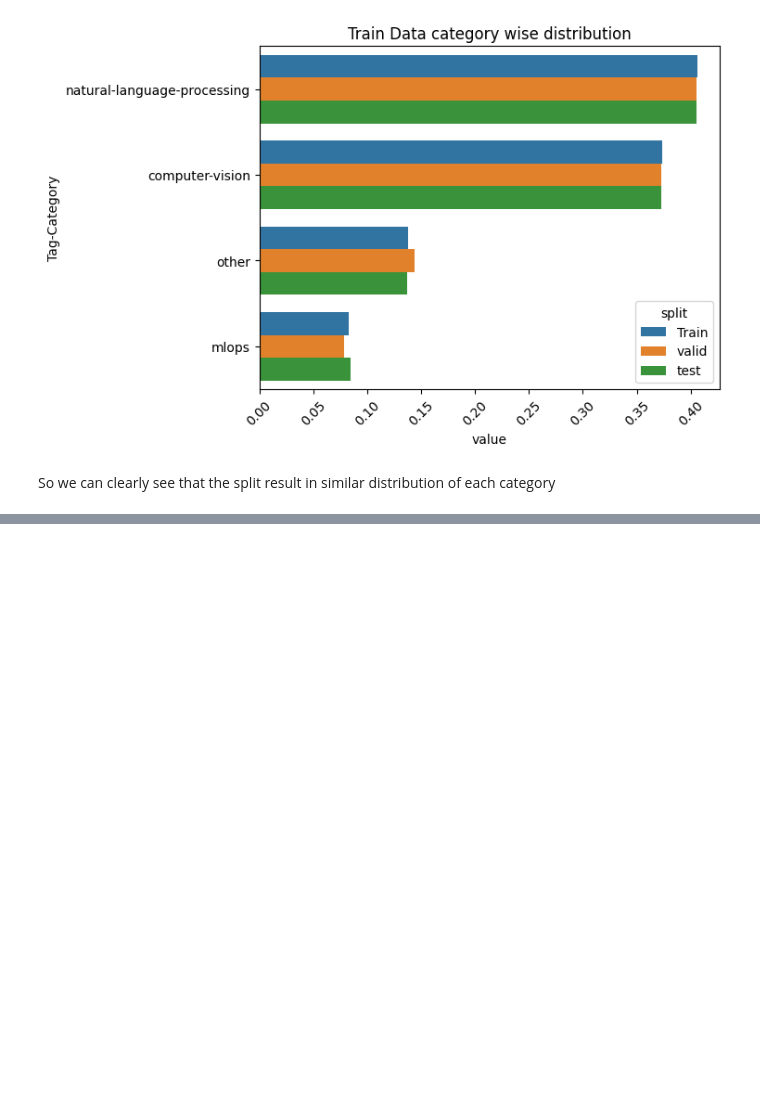
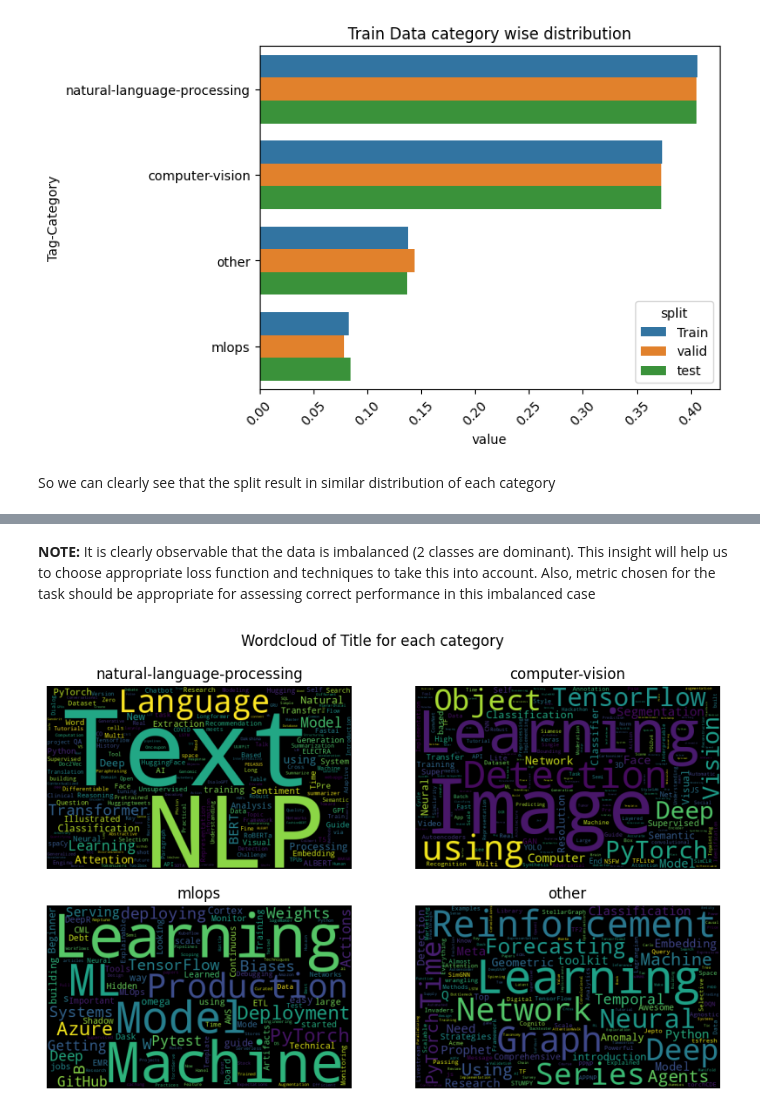
Before and after one commit to AniTho/Made-With-ML, a Jupyter notebook: notebook/1_data_processing.ipynb, the cells around one changed output, grey strips where cells are left out. Cells and saved outputs as stored; diff of their text form; code cells hidden in the pictures; blank space fills up the shorter version.

```diff
--- a/notebook/1_data_processing.ipynb
+++ b/notebook/1_data_processing.ipynb
@@ -125,0 +140,18 @@ So we can clearly see that the split result in similar distribution of each cate
+# %% [markdown]
+__NOTE:__ It is clearly observable that the data is imbalanced (2 classes are dominant). This insight will help us to choose appropriate loss function and techniques to take this into account. Also, metric chosen for the task should be appropriate for assessing correct performance in this imbalanced case
+# %%
+fig, axes = plt.subplots(nrows = 2, ncols=2, figsize = (10,6))
+plot_idx = 0
+for tag in train_data['tag'].unique():
+    subset = train_data[train_data['tag']==tag]
+    text = subset['title'].values
+    cloud = WordCloud(stopwords=STOPWORDS, collocations=False, width=500, height=300).generate(" ".join(text))
+    row_num, col_num = plot_idx//2, plot_idx%2
+    axes[row_num, col_num].imshow(cloud)
+    axes[row_num, col_num].axis("off")
+    axes[row_num, col_num].set_title(tag)
+    plot_idx+=1
+
+plt.suptitle('Wordcloud of Title for each category');
+# %% [output]
+[figure, added]
```
Also changed, not shown: parts of 5 cells of this notebook.
